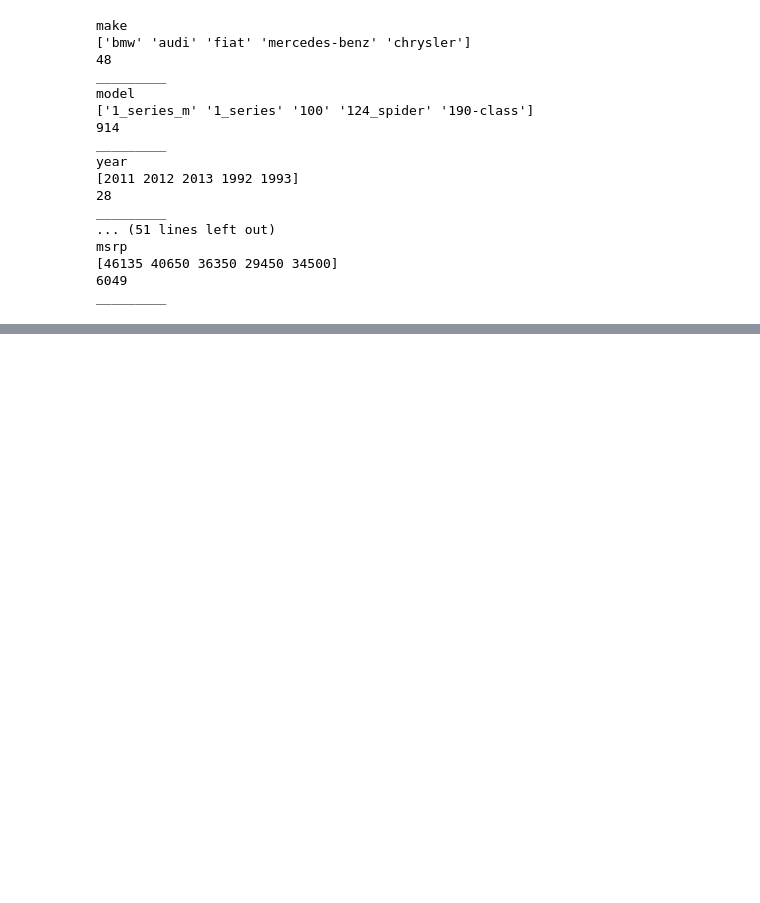
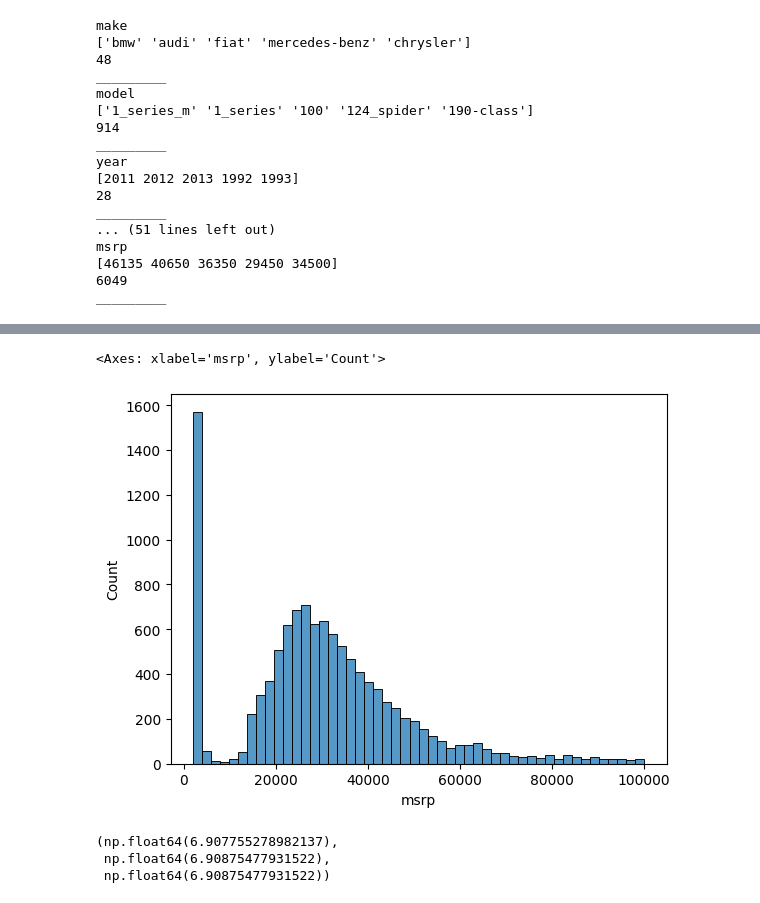
Before and after one commit to Falfat/Machine-Learning-Zoomcamp, a Jupyter notebook: 02-regression/Linear Regression.ipynb, the cells around one changed output, grey strips where cells are left out. Drawn from its saved outputs; the diff is of its cells as text; code cells hidden in the pictures; blank space fills up the shorter version.

```diff
--- a/02-regression/Linear Regression.ipynb
+++ b/02-regression/Linear Regression.ipynb
@@ -178,0 +179,14 @@ _________
+# %%
+#zoom in. Check distribution of cars that cost less than $100,000
+sns.histplot(df.msrp[df['msrp'] < 100000], bins=50)
+# %% [output]
+<Axes: xlabel='msrp', ylabel='Count'>
+[figure, added]
+# %%
+#scale the price to get a compact range, using log transform
+#when using log, we can add 1 to all the values, to escape the log0 error
+np.log(1000), np.log(1000 + 1), np.log1p(1000)
+# %% [output]
+(np.float64(6.907755278982137),
+ np.float64(6.90875477931522),
+ np.float64(6.90875477931522))
```
Also changed, not shown: parts of 141 cells of this notebook.
